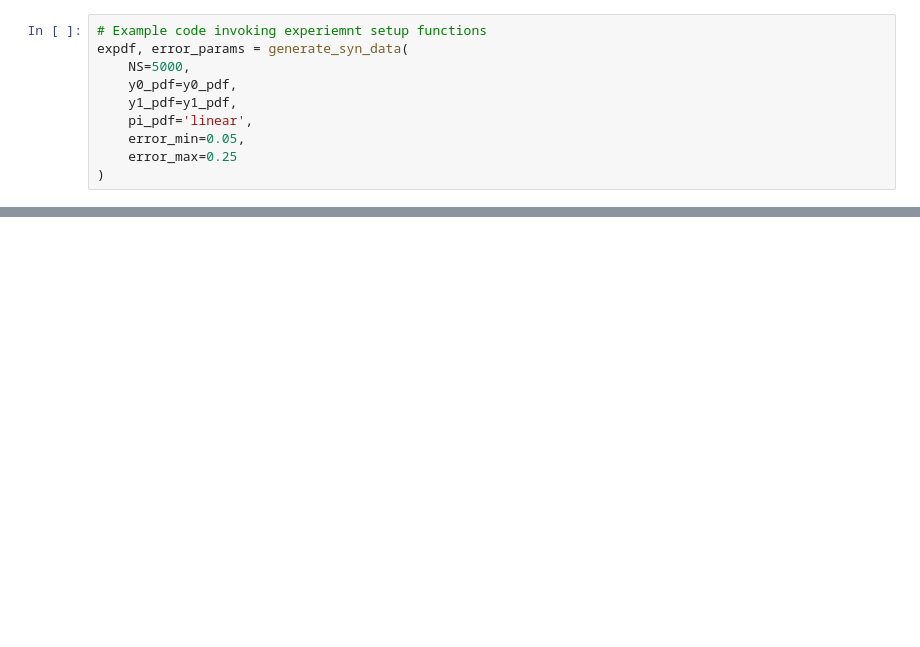
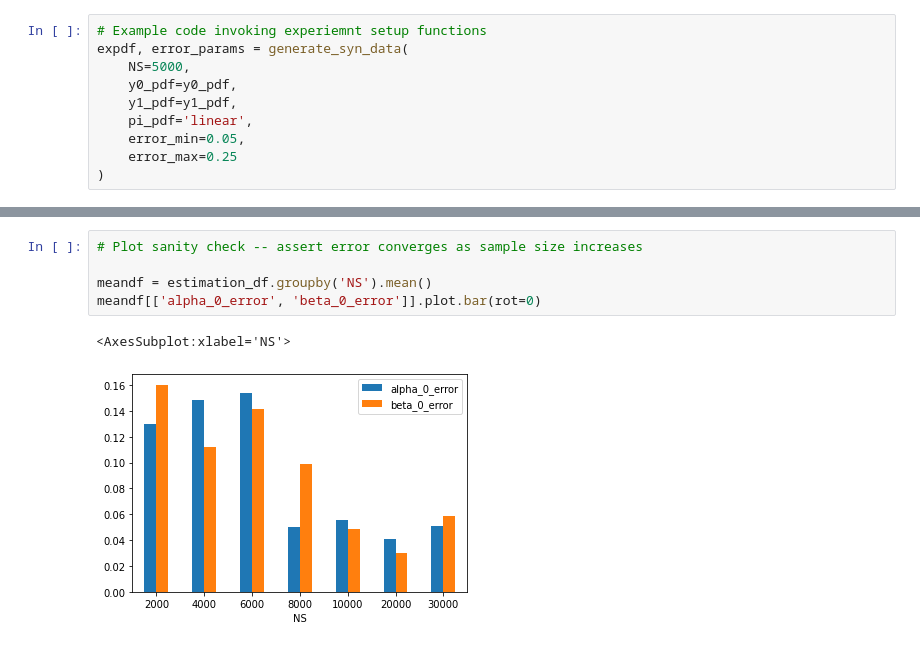
Before and after one commit to lguerdan/counterfactual-decision-support, a Jupyter notebook: torch_prototype.ipynb, the cells around one changed output, grey strips where cells are left out. Saved outputs shown, nothing was run; the diff lists cells and outputs as text; blank space fills up the shorter version.

```diff
--- a/torch_prototype.ipynb
+++ b/torch_prototype.ipynb
@@ -179,0 +116,8 @@ roc_auc_score(y, py_hat)
+# %%
+# Plot sanity check -- assert error converges as sample size increases
+
+meandf = estimation_df.groupby('NS').mean()
+meandf[['alpha_0_error', 'beta_0_error']].plot.bar(rot=0)
+# %% [output]
+<AxesSubplot:xlabel='NS'>
+[figure, added]
```
Also changed, not shown: parts of 24 cells of this notebook, 6 other files.
